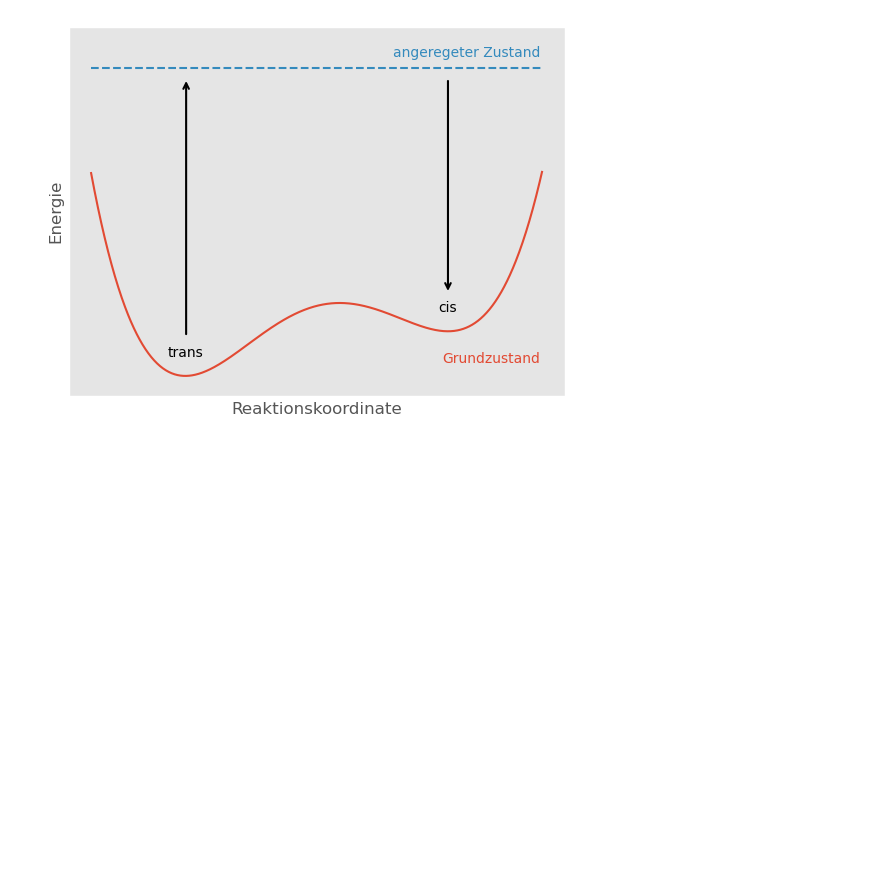
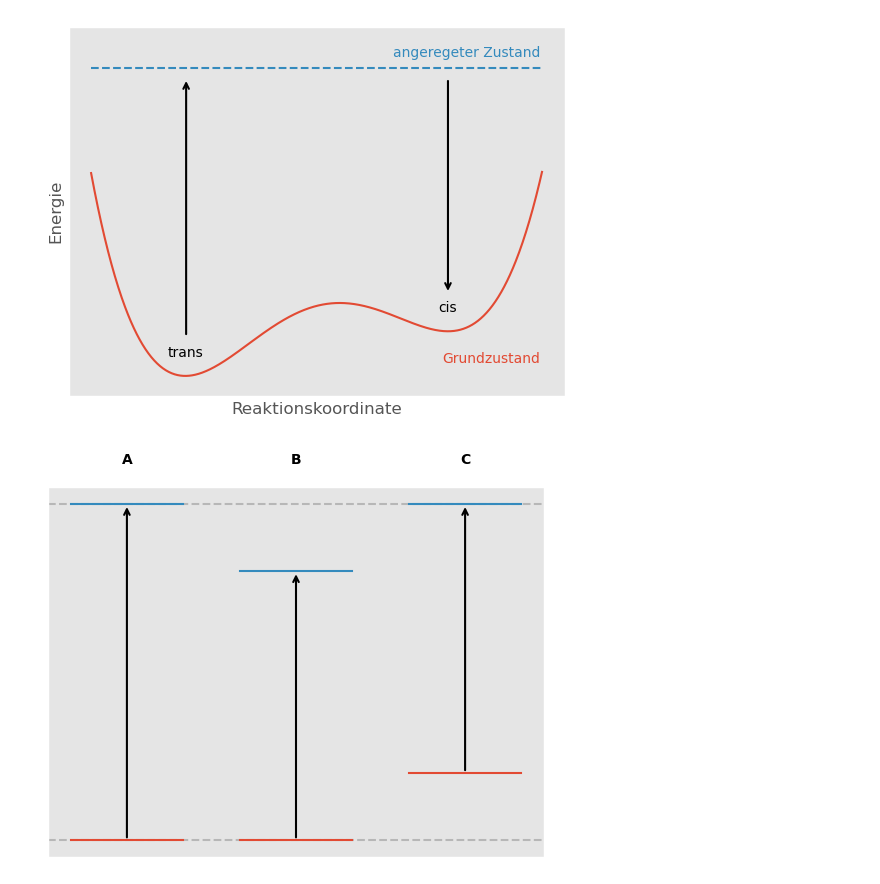
Before and after one commit to mvondomaros-lab/achprak, a Jupyter notebook: assets/figures.ipynb, the cells around one changed output. Drawn from its saved outputs; the diff is of its cells as text; code cells hidden in the pictures; blank space fills up the shorter version.

```diff
--- a/assets/figures.ipynb
+++ b/assets/figures.ipynb
@@ -205,3 +205,90 @@ plt.savefig("photoswitch-mechanism.png", dpi=300)
 plt.show()
 # %% [output]
 [figure]
+# %%
+w = 1.0
+d = 0.5
+
+plt.axhline(0.0, color="black", alpha=0.2, ls="--")
+plt.axhline(1.0, color="black", alpha=0.2, ls="--")
+
+plt.plot([0, w], [0, 0], color="C0")
+plt.plot([0, w], [1, 1], color="C1")
+arrow_vert = patches.FancyArrowPatch(
+    (0.5 * w, 0),
+    (0.5 * w, 1),
+    arrowstyle="->",
+    connectionstyle="arc3,rad=0",
+    linewidth=1.5,
+    edgecolor="black",
+    mutation_scale=10,
+)
+plt.gca().add_patch(arrow_vert)
+plt.text(0.5 * w, 1.12, "A", weight="bold", ha="center")
+
+plt.plot([w + d, 2 * w + d], [0, 0], color="C0")
+plt.plot([w + d, 2 * w + d], [0.8, 0.8], color="C1")
+arrow_vert = patches.FancyArrowPatch(
+    (1.5 * w + d, 0),
+    (1.5 * w + d, 0.8),
+    arrowstyle="->",
+    connectionstyle="arc3,rad=0",
+    linewidth=1.5,
+    edgecolor="black",
+    mutation_scale=10,
+)
+plt.gca().add_patch(arrow_vert)
+plt.text(1.5 * w + d, 1.12, "B", weight="bold", ha="center")
+
+plt.plot([2 * w + 2 * d, 3 * w + 2 * d], [0.2, 0.2], color="C0")
+plt.plot([2 * w + 2 * d, 3 * w + 2 * d], [1.0, 1.0], color="C1")
+arrow_vert = patches.FancyArrowPatch(
+    (2.5 * w + 2 * d, 0.2),
+    (2.5 * w + 2 * d, 1.0),
+    arrowstyle="->",
+    connectionstyle="arc3,rad=0",
+    linewidth=1.5,
+    edgecolor="black",
+    mutation_scale=10,
+)
+plt.gca().add_patch(arrow_vert)
+plt.text(2.5 * w + 2 * d, 1.12, "C", weight="bold", ha="center")
+
+
+# plt.plot([3 * w + 3 * d, 4 * w + 3 * d], [0.0, 0.0], color="C0")
+# plt.plot([3 * w + 3 * d, 4 * w + 3 * d], [1.2, 1.2], color="C1")
+# arrow_vert = patches.FancyArrowPatch(
+#     (3.5 * w + 3 * d, 0.0),
+#     (3.5 * w + 3 * d, 1.2),
+#     arrowstyle="->",
+#     connectionstyle="arc3,rad=0",
+#     linewidth=1.5,
+#     edgecolor="black",
+#     mutation_scale=10,
+# )
+# plt.gca().add_patch(arrow_vert)
+# plt.text(3.5 * w + 3 * d, 1.32, "C.1", weight="bold", ha="center")
+
+
+# plt.plot([4 * w + 4 * d, 5 * w + 4 * d], [-0.2, -0.2], color="C0")
+# plt.plot([4 * w + 4 * d, 5 * w + 4 * d], [1.0, 1.0], color="C1")
+# arrow_vert = patches.FancyArrowPatch(
+#     (4.5 * w + 4 * d, -0.2),
+#     (4.5 * w + 4 * d, 1.0),
+#     arrowstyle="->",
+#     connectionstyle="arc3,rad=0",
+#     linewidth=1.5,
+#     edgecolor="black",
+#     mutation_scale=10,
+# )
+# plt.gca().add_patch(arrow_vert)
+# plt.text(4.5 * w + 4 * d, 1.32, "C.2", weight="bold", ha="center")
+
+plt.grid(False)
+plt.xticks([])
+plt.yticks([])
+
+plt.savefig("substituent-effects.png", dpi=300)
+plt.show()
+# %% [output]
+[figure, added]
```
Also changed, not shown: parts of 1 cell of this notebook, 9 other files.
